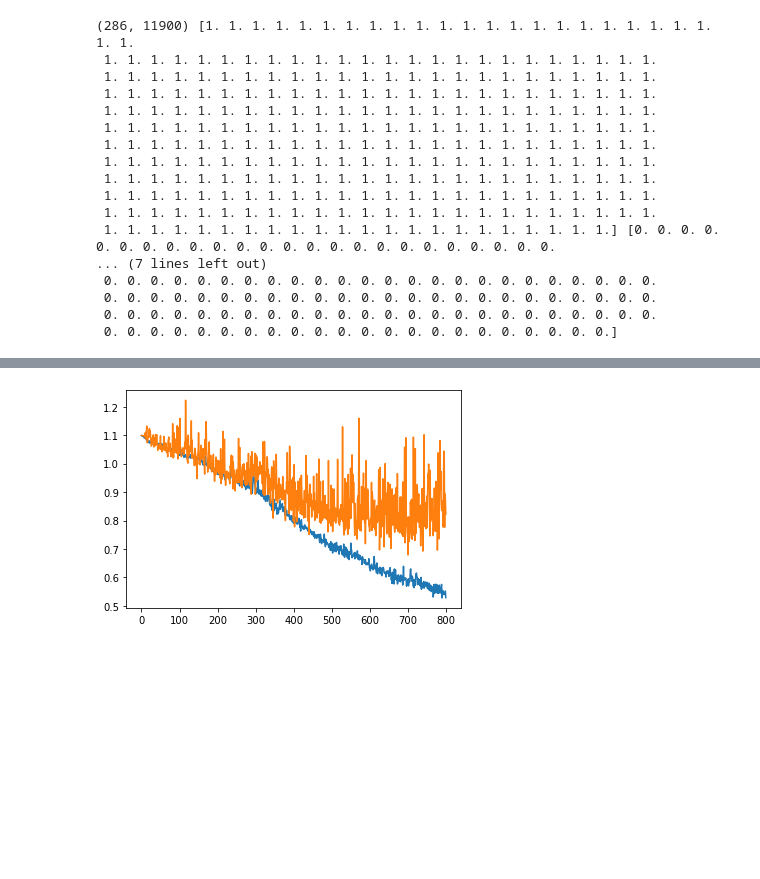
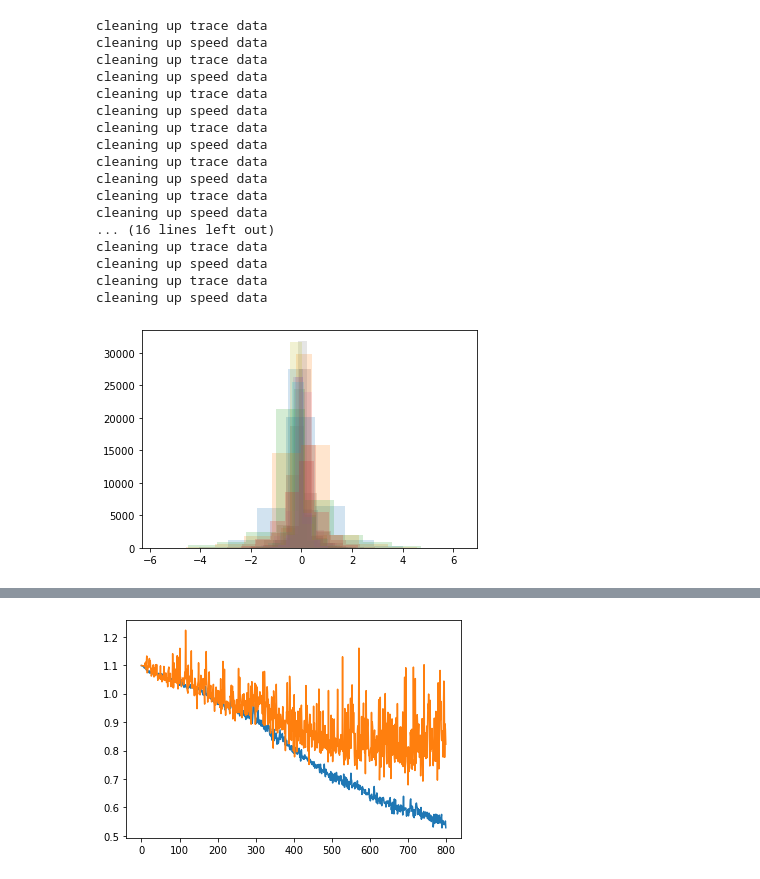
Before and after one commit to dz256/NN, a Jupyter notebook: LSTM_predict_speed_using_calciumActivity.ipynb, the cells around one changed output, grey strips where cells are left out. Cells and saved outputs as stored; diff of their text form; code cells hidden in the pictures; blank space fills up the shorter version.

```diff
--- a/LSTM_predict_speed_using_calciumActivity.ipynb
+++ b/LSTM_predict_speed_using_calciumActivity.ipynb
@@ -69,39 +77,33 @@ def periodCalc(day):
         return 'Acute' #day 1-13
     else:
         return 'Chronic' #day 14-35
-# %%
-# m = '1208'
-# data =  getData(Files[0],['speed','trace'],period ='Pre', mice=m)
-# maxSpeed = []
-# for sess in data:
-#     speed = smooth(data[sess]['speed']['speed'],20)
-#     maxSpeed.append(np.max(speed))
-# maxSpeed = np.mean(maxSpeed)
-# sess = m+'_BaselineA'
-# speed = data[sess]['speed']['speed']
-# speed = speed/maxSpeed
-# dff = data[sess]['trace']['dff']
-mx = np.max(dff,axis = 1)
-mn = np.min(dff,axis = 1)
-dff = (dff.T-mn)/(mx-mn)
-dff = dff.T
-print(dff.shape,np.max(dff,axis = 1),np.min(dff,axis = 1))
-# %% [output]
-(286, 11900) [1. 1. 1. 1. 1. 1. 1. 1. 1. 1. 1. 1. 1. 1. 1. 1. 1. 1. 1. 1. 1. 1. 1. 1.
- 1. 1. 1. 1. 1. 1. 1. 1. 1. 1. 1. 1. 1. 1. 1. 1. 1. 1. 1. 1. 1. 1. 1. 1.
- 1. 1. 1. 1. 1. 1. 1. 1. 1. 1. 1. 1. 1. 1. 1. 1. 1. 1. 1. 1. 1. 1. 1. 1.
- 1. 1. 1. 1. 1. 1. 1. 1. 1. 1. 1. 1. 1. 1. 1. 1. 1. 1. 1. 1. 1. 1. 1. 1.
- 1. 1. 1. 1. 1. 1. 1. 1. 1. 1. 1. 1. 1. 1. 1. 1. 1. 1. 1. 1. 1. 1. 1. 1.
- 1. 1. 1. 1. 1. 1. 1. 1. 1. 1. 1. 1. 1. 1. 1. 1. 1. 1. 1. 1. 1. 1. 1. 1.
- 1. 1. 1. 1. 1. 1. 1. 1. 1. 1. 1. 1. 1. 1. 1. 1. 1. 1. 1. 1. 1. 1. 1. 1.
- 1. 1. 1. 1. 1. 1. 1. 1. 1. 1. 1. 1. 1. 1. 1. 1. 1. 1. 1. 1. 1. 1. 1. 1.
- 1. 1. 1. 1. 1. 1. 1. 1. 1. 1. 1. 1. 1. 1. 1. 1. 1. 1. 1. 1. 1. 1. 1. 1.
- 1. 1. 1. 1. 1. 1. 1. 1. 1. 1. 1. 1. 1. 1. 1. 1. 1. 1. 1. 1. 1. 1. 1. 1.
- 1. 1. 1. 1. 1. 1. 1. 1. 1. 1. 1. 1. 1. 1. 1. 1. 1. 1. 1. 1. 1. 1. 1. 1.
- 1. 1. 1. 1. 1. 1. 1. 1. 1. 1. 1. 1. 1. 1. 1. 1. 1. 1. 1. 1. 1. 1.] [0. 0. 0. 0. 0. 0. 0. 0. 0. 0. 0. 0. 0. 0. 0. 0. 0. 0. 0. 0. 0. 0. 0. 0.
-... (7 lines left out)
- 0. 0. 0. 0. 0. 0. 0. 0. 0. 0. 0. 0. 0. 0. 0. 0. 0. 0. 0. 0. 0. 0. 0. 0.
- 0. 0. 0. 0. 0. 0. 0. 0. 0. 0. 0. 0. 0. 0. 0. 0. 0. 0. 0. 0. 0. 0. 0. 0.
- 0. 0. 0. 0. 0. 0. 0. 0. 0. 0. 0. 0. 0. 0. 0. 0. 0. 0. 0. 0. 0. 0. 0. 0.
- 0. 0. 0. 0. 0. 0. 0. 0. 0. 0. 0. 0. 0. 0. 0. 0. 0. 0. 0. 0. 0. 0.]
+# %%
+
+for m in getMiceList(Files[0]):
+    data =  getData(Files[0],['speed','trace'],period ='Pre', mice=m, day=lambda x:x==0)
+    dSpeed = []
+    for s in data.keys():
+        speed = smooth(data[s]['speed']['speed'],20)
+        dSpeed.append(speed[1:]-speed[:-1])
+    dSpeed = np.hstack(dSpeed)
+    plt.hist(dSpeed,alpha=0.2)
+# %% [output]
+cleaning up trace data
+cleaning up speed data
+cleaning up trace data
+cleaning up speed data
+cleaning up trace data
+cleaning up speed data
+cleaning up trace data
+cleaning up speed data
+cleaning up trace data
+cleaning up speed data
+cleaning up trace data
+cleaning up speed data
+... (16 lines left out)
+cleaning up trace data
+cleaning up speed data
+cleaning up trace data
+cleaning up speed data
+[figure, added]
 # %%
```
Also changed, not shown: parts of 62 cells of this notebook, 12 other files.
